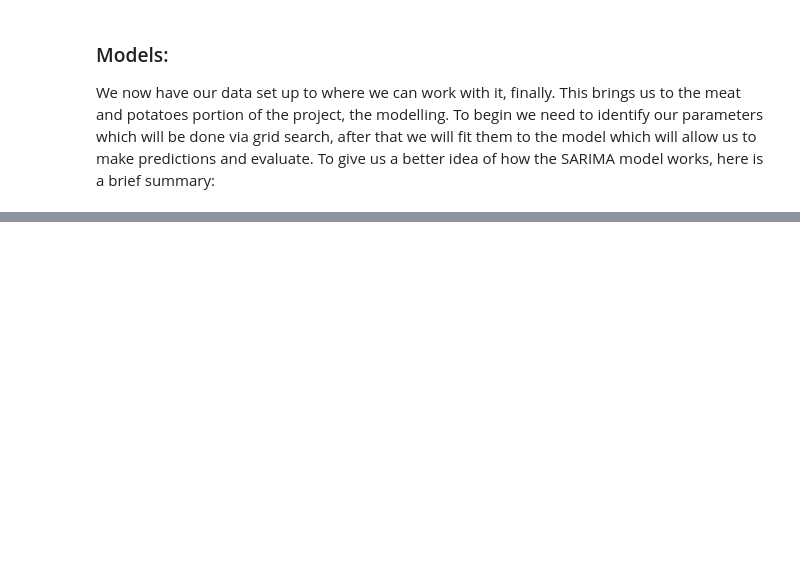
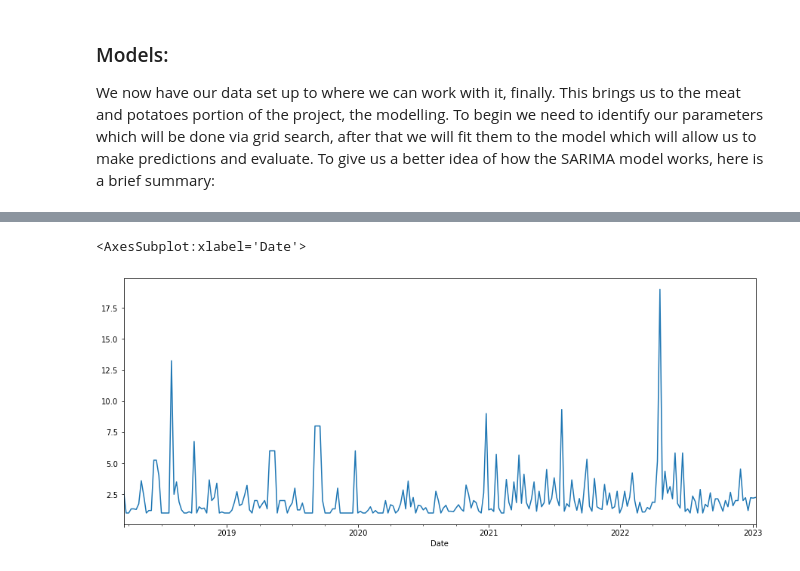
Before and after one commit to DtonesOD1/Capstone, a Jupyter notebook: Capstone.ipynb, the cells around one changed output, grey strips where cells are left out. Cells and saved outputs as stored; diff of their text form; code cells hidden in the pictures; blank space fills up the shorter version.

```diff
--- a/Capstone.ipynb
+++ b/Capstone.ipynb
@@ -1278,0 +1321,5 @@ BIC (Bayesian Information Criterion) is similar to AIC, but it penalizes the mod
+# %%
+# Resampling to the data into groups by weeks starting on Saturday...
+df_black_weekly_outlier = df_black_outlier.resample('W-SAT')
+weekly_black_mean_outlier = df_black_weekly_outlier.mean()
+weekly_black_mean_outlier
@@ -1278,0 +1341,7 @@ BIC (Bayesian Information Criterion) is similar to AIC, but it penalizes the mod
+# %%
+weekly_black_mean_outlier = weekly_black_mean_outlier.fillna(weekly_black_mean_outlier.bfill())
+# %%
+weekly_black_mean_outlier['Qty'].plot()
+# %% [output]
+<AxesSubplot:xlabel='Date'>
+[figure, added]
```
Also changed, not shown: parts of 114 cells of this notebook.
